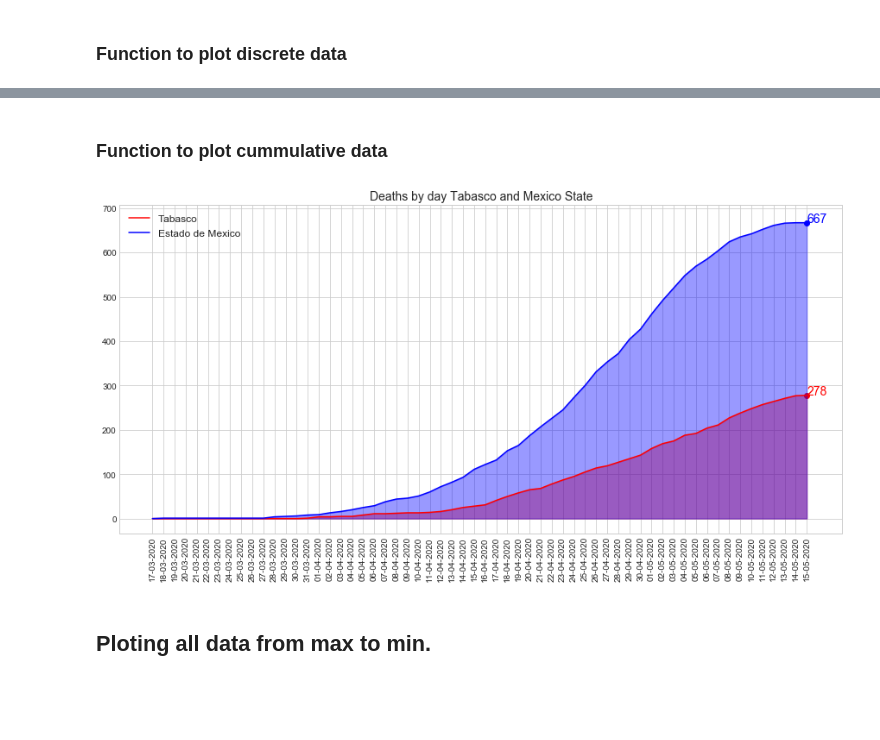
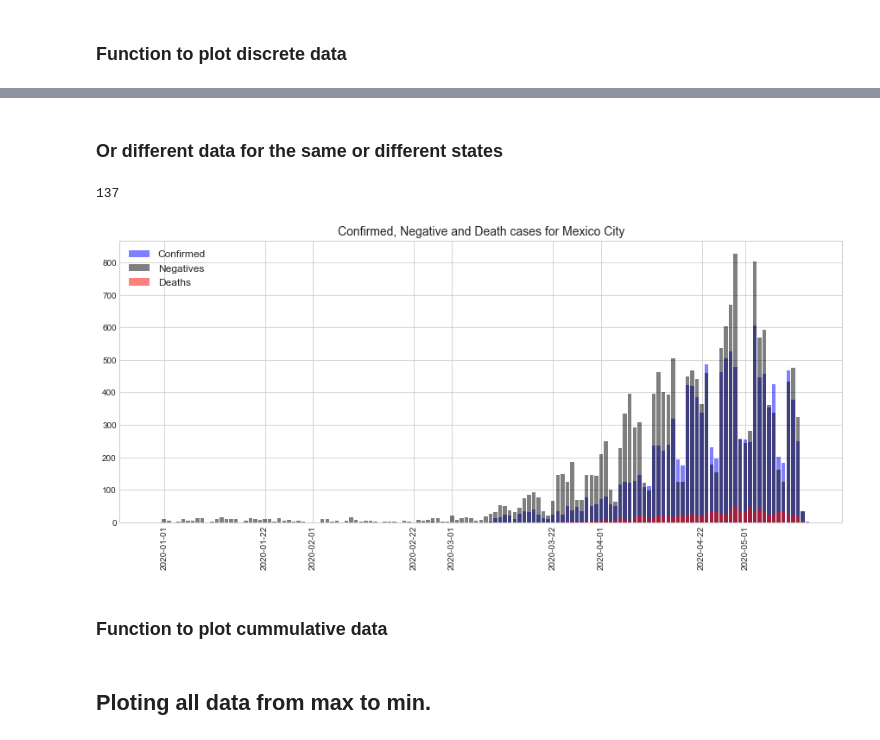
Before and after one commit to mesielepush/Covid19-Mexico-Data-Analysis-Jupyter-Notebook, a Jupyter notebook: MexicoCovidDescriptiveGeneral.ipynb, the cells around one changed output, grey strips where cells are left out. Drawn from its saved outputs; the diff is of its cells as text; code cells hidden in the pictures; blank space fills up the shorter version.

```diff
--- a/MexicoCovidDescriptiveGeneral.ipynb
+++ b/MexicoCovidDescriptiveGeneral.ipynb
@@ -133,2 +157,14 @@ plot_discrete(data = [get_discrete('DISTRITO FEDERAL',deaths),
+# %% [markdown]
+### Or different data for the same or different states
+# %%
+plot_discrete(data = [get_discrete('DISTRITO FEDERAL',confirmed),
+                      get_discrete('DISTRITO FEDERAL',negatives),
+                      get_discrete('DISTRITO FEDERAL',deaths)],
+              names =['Confirmed','Negatives','Deaths'],
+              colors=['b','black','r'],
+              title='Confirmed, Negative and Death cases for Mexico City')
+# %% [output]
+137
+[figure, added]
 # %% [markdown]
 ### Function to plot cummulative data
@@ -168,13 +205,11 @@ def plot_cummulative(data, names ='no_name',colors=None, title=None):
     plt.legend(loc='upper left',fontsize=12)
     plt.show()
 # %%
-plot_cummulative([get_cummulative('TABASCO',deaths),
-                  get_cummulative('MEXICO',deaths)],
-                  names =['Tabasco','Estado de Mexico'],
-                  colors=['r','b'],
+plot_cummulative([get_cummulative('DISTRITO FEDERAL',deaths),
+                  get_cummulative('DISTRITO FEDERAL',confirmed)],
+                  names =['Mexico city deaths','Mexico city confirmed'],
+                  colors=['r','g'],
                   title='Deaths by day Tabasco and Mexico State')
-# %% [output]
-[figure, removed]
 # %% [markdown]
 ## Ploting all data from max to min.
 # %% [markdown]
```
Also changed, not shown: parts of 20 cells of this notebook, 1 other file.
